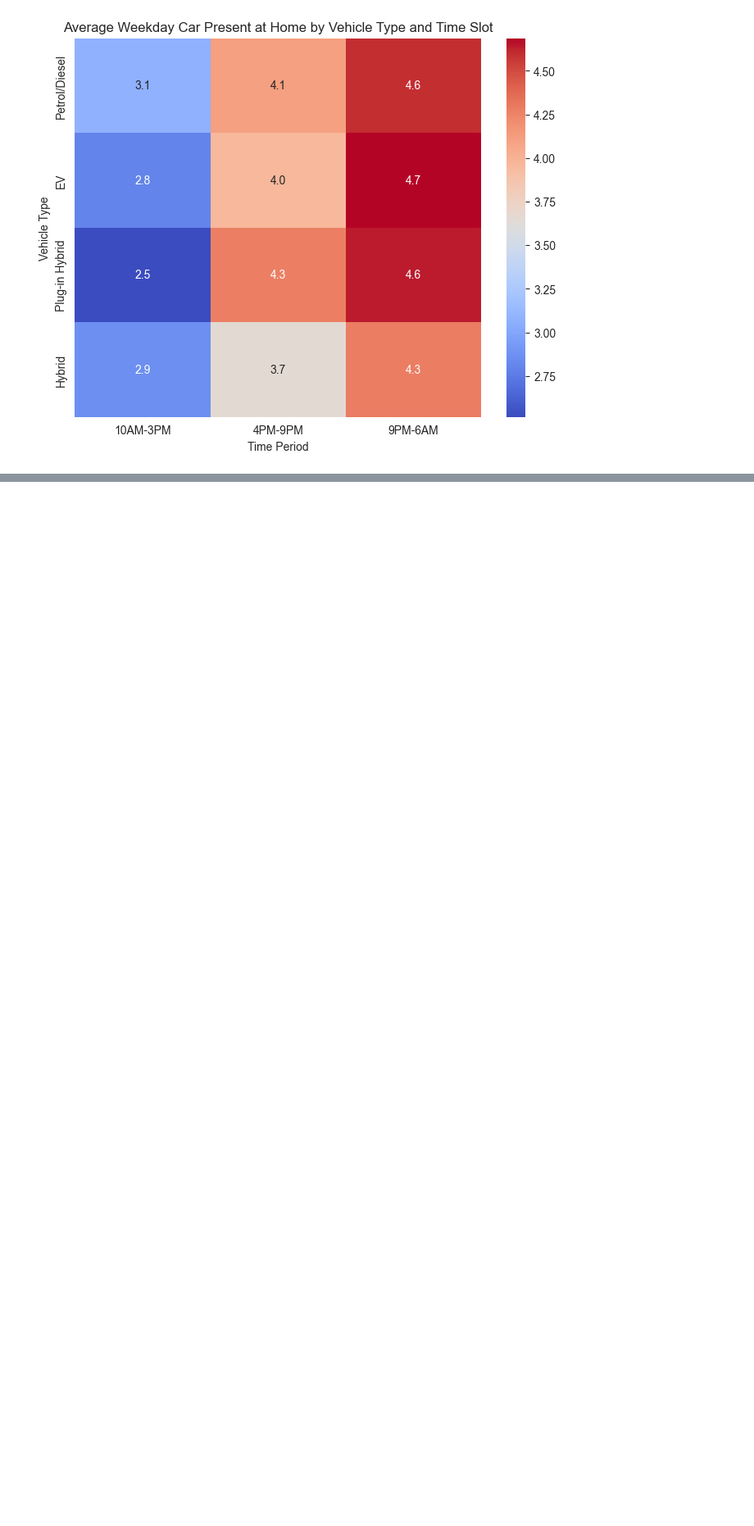
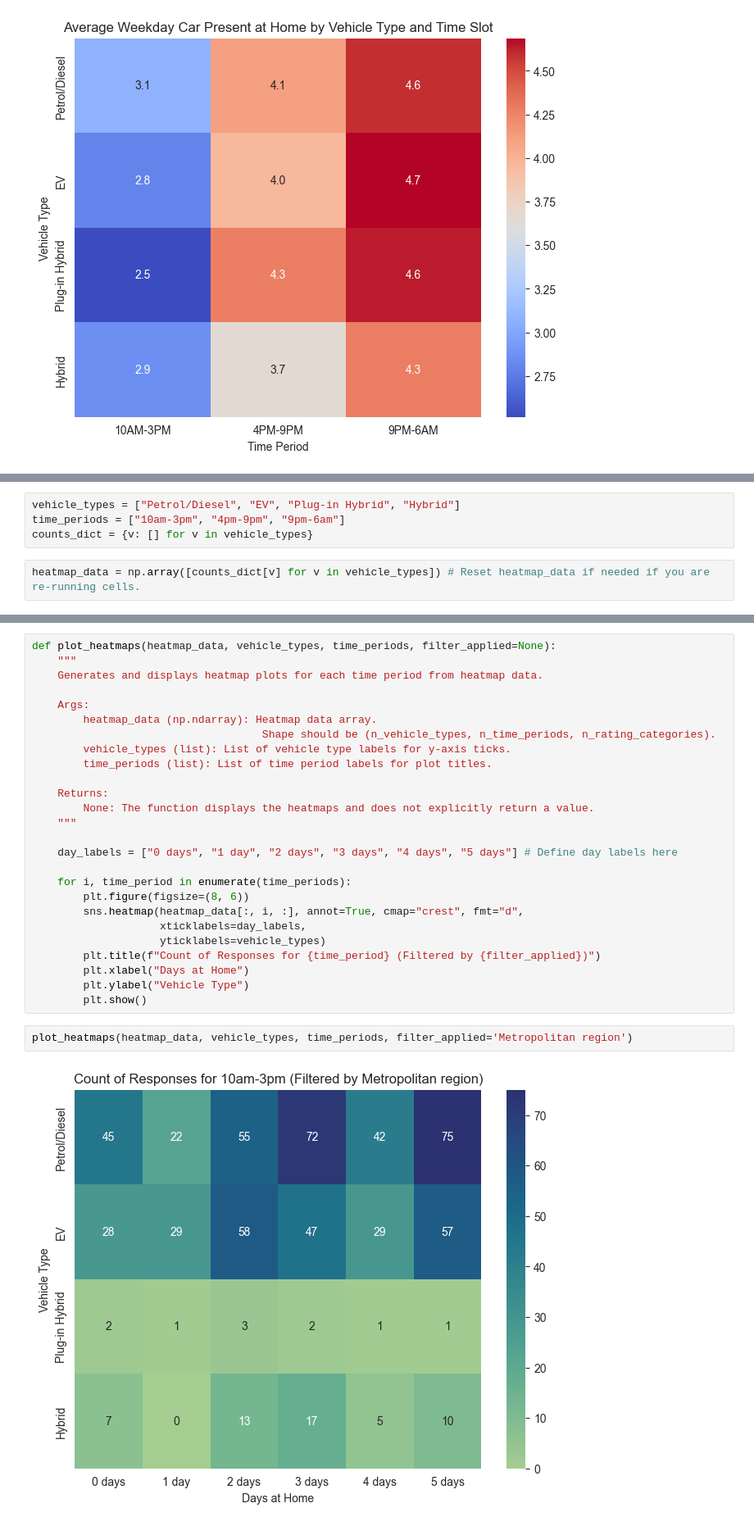
Before and after one commit to bernardomendonca/v2g-survey-analysis, a Jupyter notebook: 2_contextual_data.ipynb, the cells around one changed output, grey strips where cells are left out. Shown at 82% size. Saved outputs shown, nothing was run; the diff lists cells and outputs as text; blank space fills up the shorter version.

```diff
--- a/2_contextual_data.ipynb
+++ b/2_contextual_data.ipynb
@@ -416,0 +524,6 @@ plt.show()
+# %%
+vehicle_types = ["Petrol/Diesel", "EV", "Plug-in Hybrid", "Hybrid"]
+time_periods = ["10am-3pm", "4pm-9pm", "9pm-6am"]
+counts_dict = {v: [] for v in vehicle_types}
+# %%
+heatmap_data = np.array([counts_dict[v] for v in vehicle_types]) # Reset heatmap_data if needed if you are re-running cells.
@@ -416,0 +590,30 @@ plt.show()
+# %%
+def plot_heatmaps(heatmap_data, vehicle_types, time_periods, filter_applied=None):
+    """
+    Generates and displays heatmap plots for each time period from heatmap data.
+
+    Args:
+        heatmap_data (np.ndarray): Heatmap data array.
+                                    Shape should be (n_vehicle_types, n_time_periods, n_rating_categories).
+        vehicle_types (list): List of vehicle type labels for y-axis ticks.
+        time_periods (list): List of time period labels for plot titles.
+
+    Returns:
+        None: The function displays the heatmaps and does not explicitly return a value.
+    """
+
+    day_labels = ["0 days", "1 day", "2 days", "3 days", "4 days", "5 days"] # Define day labels here
+
+    for i, time_period in enumerate(time_periods):
+        plt.figure(figsize=(8, 6))
+        sns.heatmap(heatmap_data[:, i, :], annot=True, cmap="crest", fmt="d",
+                    xticklabels=day_labels,
+                    yticklabels=vehicle_types)
+        plt.title(f"Count of Responses for {time_period} (Filtered by {filter_applied})")
+        plt.xlabel("Days at Home")
+        plt.ylabel("Vehicle Type")
+        plt.show()
+# %%
+plot_heatmaps(heatmap_data, vehicle_types, time_periods, filter_applied='Metropolitan region')
+# %% [output]
+[figure, added]
```
Also changed, not shown: parts of 25 cells of this notebook.
